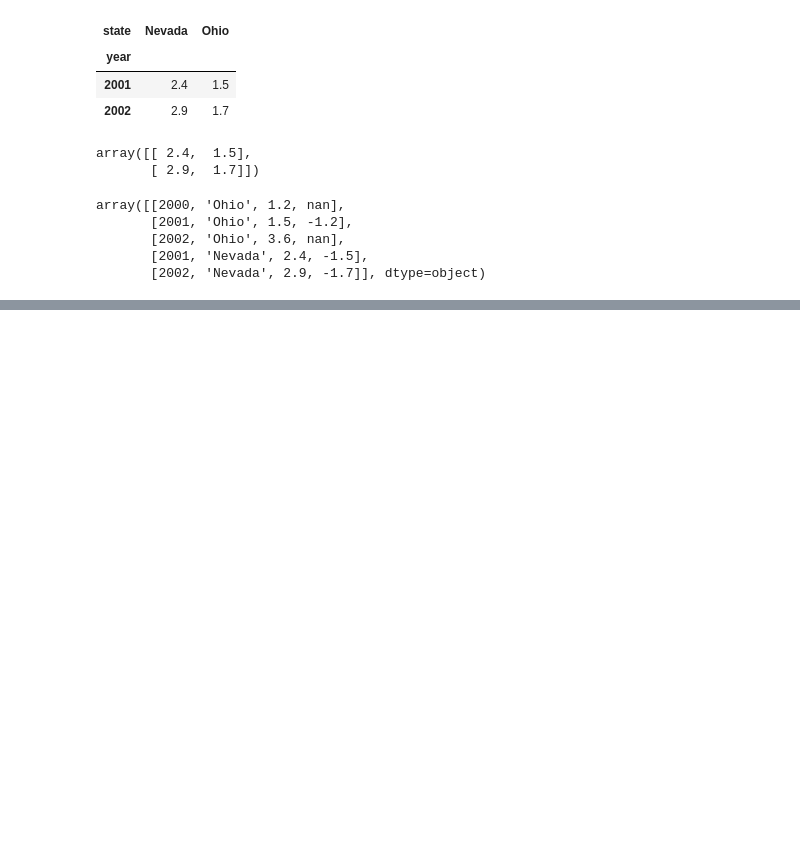
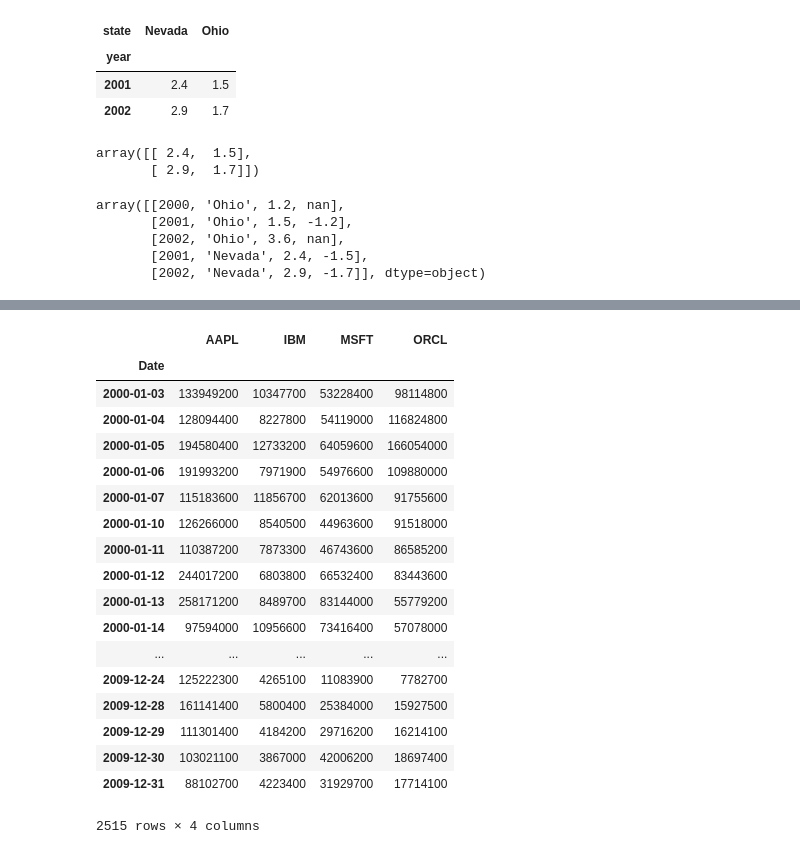
Before and after one commit to skatsuta/pydata-book, a Jupyter notebook: 5_pandas.ipynb, the cells around one changed output, grey strips where cells are left out. Saved outputs shown, nothing was run; the diff lists cells and outputs as text; code cells hidden in the pictures; blank space fills up the shorter version.

```diff
--- a/5_pandas.ipynb
+++ b/5_pandas.ipynb
@@ -370,0 +713,22 @@ NameError: name 'NaN' is not defined
+# %%
+volume
+# %% [output]
+|  | AAPL | IBM | MSFT | ORCL |
+| Date |  |  |  |  |
+| 2000-01-03 | 133949200 | 10347700 | 53228400 | 98114800 |
+| 2000-01-04 | 128094400 | 8227800 | 54119000 | 116824800 |
+| 2000-01-05 | 194580400 | 12733200 | 64059600 | 166054000 |
+| 2000-01-06 | 191993200 | 7971900 | 54976600 | 109880000 |
+| 2000-01-07 | 115183600 | 11856700 | 62013600 | 91755600 |
+| 2000-01-10 | 126266000 | 8540500 | 44963600 | 91518000 |
+| 2000-01-11 | 110387200 | 7873300 | 46743600 | 86585200 |
+| 2000-01-12 | 244017200 | 6803800 | 66532400 | 83443600 |
+| 2000-01-13 | 258171200 | 8489700 | 83144000 | 55779200 |
+| 2000-01-14 | 97594000 | 10956600 | 73416400 | 57078000 |
+| ... | ... | ... | ... | ... |
+| 2009-12-24 | 125222300 | 4265100 | 11083900 | 7782700 |
+| 2009-12-28 | 161141400 | 5800400 | 25384000 | 15927500 |
+| 2009-12-29 | 111301400 | 4184200 | 29716200 | 16214100 |
+| 2009-12-30 | 103021100 | 3867000 | 42006200 | 18697400 |
+| 2009-12-31 | 88102700 | 4223400 | 31929700 | 17714100 |
+2515 rows × 4 columns
```
Also changed, not shown: parts of 95 cells of this notebook.
